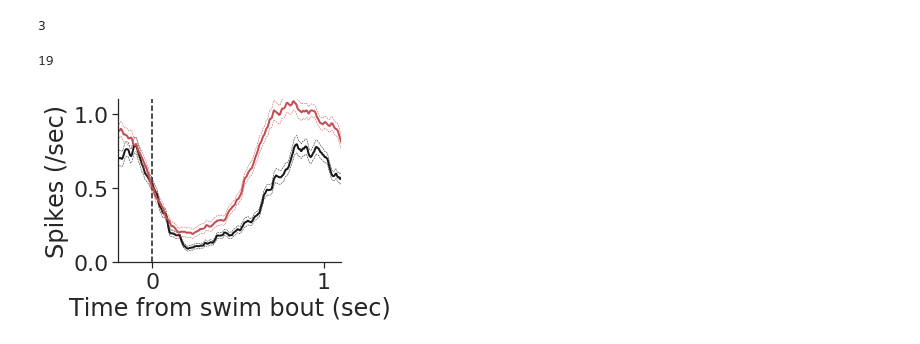
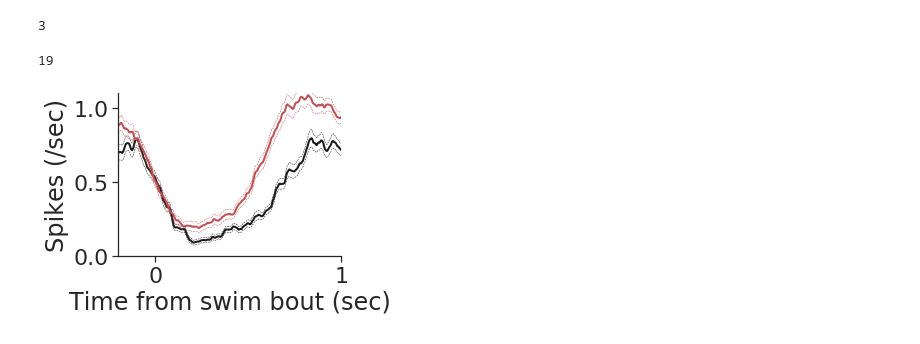
Before and after one commit to zqwei/DRN_voltage_analysis, a Jupyter notebook: Notebooks/gain_task_motor_clamp.ipynb, the cells around one changed output. Cells and saved outputs as stored; diff of their text form; code cells hidden in the pictures.

Commit message:
update plots for gain task

```diff
--- a/Notebooks/gain_task_motor_clamp.ipynb
+++ b/Notebooks/gain_task_motor_clamp.ipynb
@@ -23,9 +23,13 @@ t_post = 350 # time window post-swim
 t_label = np.arange(-t_pre, t_post)/300
 t_sig = 240
 k_ = gaussKernel(sigma=1)
+k_sub = gaussKernel(sigma=3)
 ave_low_list = []
 ave_low_list_ = []
 ave_high_list = []
+sub_low_list = []
+sub_low_list_ = []
+sub_high_list = []
 p_mat = []
 fish_id = []
 
@@ -92,6 +96,14 @@ for ind, row in dat_xls_file.iterrows():
     spk_swim = _['spk_swim']
 
     for n_cell in range(sub_swim.shape[0]):
+        sub_list = sub_swim[n_cell]
+        tmp = []
+        for n_spk in sub_list:
+            tmp.append(smooth(n_spk, k_sub))
+        sub_list = np.array(tmp)
+        # sub_list = sub_list - sub_list[:, 0:70].mean(axis=-1, keepdims=True) # (t_pre-30):t_pre
+        sub_list = sub_list - sub_list[:, (t_pre-60):t_pre].mean(axis=-1, keepdims=True)
+
         spk_list = spk_swim[n_cell]
         tmp = []
         for n_spk in spk_list:
@@ -109,6 +121,11 @@ for ind, row in dat_xls_file.iterrows():
         ave_low_list_.append(spk_list[low_ind_ & non_trial].mean(axis=0)*300)
         ave_low_list.append(spk_list[low_ind & non_trial].mean(axis=0)*300)
         ave_high_list.append(spk_list[high_ind & non_trial].mean(axis=0)*300)
+
+        sub_low_list_.append(sub_list[low_ind_ & non_trial].mean(axis=0)*100)
+        sub_low_list.append(sub_list[low_ind & non_trial].mean(axis=0)*100)
+        sub_high_list.append(sub_list[high_ind & non_trial].mean(axis=0)*100)
+
         fish_id.append(folder+fish[:5])
 
 # print number of fish
@@ -142,30 +159,29 @@ len(np.unique(np.array(fish_id)))
 # %%
 sig_mat = np.abs(p_mat)[:, t_pre-30:(t_pre+300)]<0.05
 sel_ind = sig_mat.sum(axis=-1)>30
 ave_act = np.array(ave_low_list)[sel_ind].mean(axis=0)
 sem_act = np.array(ave_low_list)[sel_ind].std(axis=0)/np.sqrt(len(ave_low_list))
 print(sel_ind.sum())
 
 plt.figure(figsize=(4, 3))
 plt.plot(t_label, ave_act, '-k', lw=2)
 plt.plot(t_label, ave_act+sem_act, '--k', lw=0.5)
 plt.plot(t_label, ave_act-sem_act, '--k', lw=0.5)
 
 ave_act = np.array(ave_high_list)[sel_ind].mean(axis=0)
 sem_act = np.array(ave_high_list)[sel_ind].std(axis=0)/np.sqrt(len(ave_high_list))
 plt.plot(t_label, ave_act, '-r', lw=2)
 plt.plot(t_label, ave_act+sem_act, '--r', lw=0.5)
 plt.plot(t_label, ave_act-sem_act, '--r', lw=0.5)
 
-plt.vlines([0], [0], [1.1], linestyles='--', colors='k')
-plt.xlim([-60/300, 330/300])
+plt.xlim([-0.2, 1.0])
 plt.ylim([0, 1.1])
 plt.yticks(np.arange(0, 1.01, 0.5))
 plt.xticks([0, 1])
 plt.xlabel('Time from swim bout (sec)')
 plt.ylabel('Spikes (/sec)')
 sns.despine()
-# plt.savefig('../Plots/gain/pop_sel_act_motor_control_ave_org.pdf')
+plt.savefig('../Plots/gain/pop_sel_act_motor_control_ave_org.pdf')
 # %% [output]
 19
-[figure, old version]
+[figure, new version]
```
Also changed, not shown: parts of 3 cells of this notebook, 1 other file.
